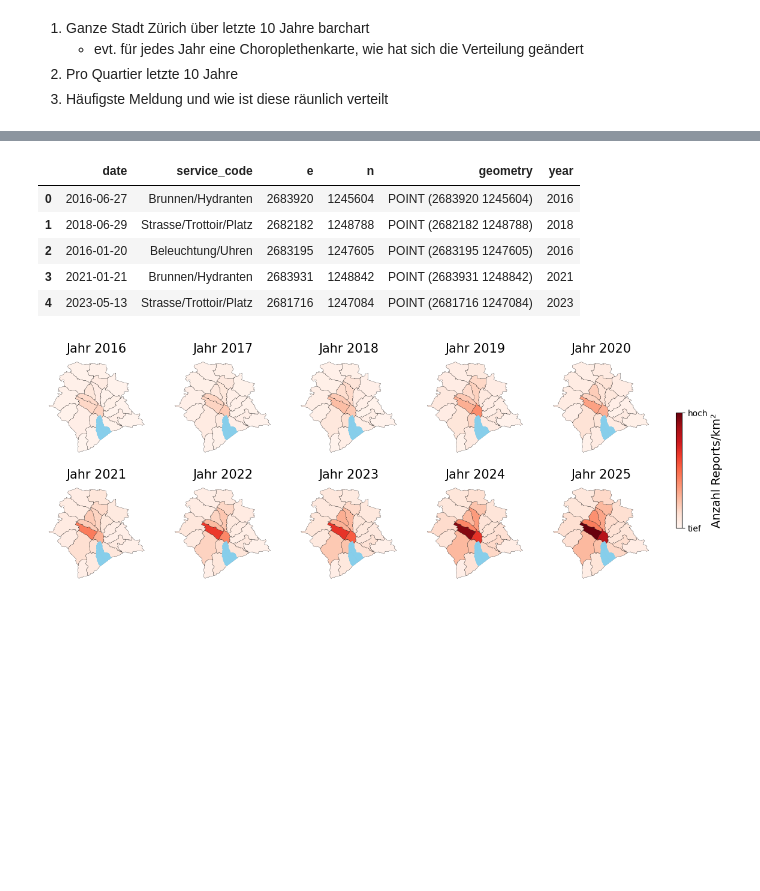
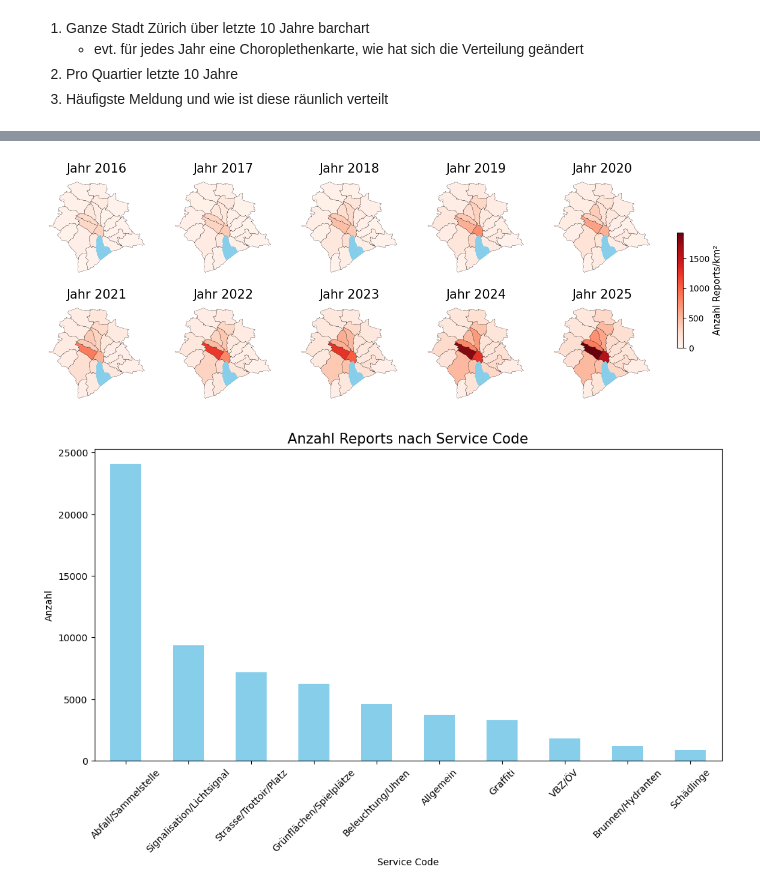
Before and after one commit to fabianott/sds210_project, a Jupyter notebook: notebooks/spatial_analysis.ipynb, the cells around one changed output, grey strips where cells are left out. Cells and saved outputs as stored; diff of their text form; code cells hidden in the pictures; blank space fills up the shorter version.

```diff
--- a/notebooks/spatial_analysis.ipynb
+++ b/notebooks/spatial_analysis.ipynb
@@ -111,6 +110,4 @@ plt.show()
 # %%
-display(reports_gdf.head())
-
 # Das Jahr aus der "date" Spalte extrahieren
 reports_gdf["date"] = pd.to_datetime(reports_gdf["date"])
 reports_gdf["year"] = reports_gdf["date"].dt.year
@@ -123,40 +120,43 @@ yearly_counts = reports_quartiere_gdf.groupby(["year", "name"]).size().reset_ind
 yearly_density = yearly_counts.merge(quartiere_gdf[["name", "area_km2"]], on="name")
 yearly_density["density"] = yearly_density["count"] / yearly_density["area_km2"]
 max_yearly_density = yearly_density["density"].max()
 
 # Chorplethenkarten erstellen
 fig, axs = plt.subplots(2,5, figsize=(16,5))
 axs = axs.flatten()
 
 jahre = range(2016, 2026)
 
 for i, jahr in enumerate(jahre):
     ax = axs[i]
     counts_jahr = yearly_counts[yearly_counts['year'] == jahr]
     show = quartiere_gdf.merge(counts_jahr, on="name", how="left")
 
     show["density"] = show["count"] / show["area_km2"]
 
     show.plot(column="density", cmap="Reds", vmin=0, vmax=max_yearly_density,
                   edgecolor="black", linewidth=0.2, ax=ax)
     lakes_gdf.plot(ax=ax, color="skyblue", zorder=2)
 
     ax.set_title(f"Jahr {jahr}", fontsize=15)
     ax.axis("off")
 
 sm = plt.cm.ScalarMappable(cmap="Reds", norm=plt.Normalize(vmin=0, vmax=max_val))
 sm._A = []
 cbar = fig.colorbar(sm, ax=axs, orientation='vertical', shrink=0.5, pad=0.03)
-cbar.set_ticks([0, max_val])
-cbar.set_ticklabels(["tief", "hoch"])
-cbar.set_label("Anzahl Reports/km²", fontsize=14)
+cbar.set_label("Anzahl Reports/km²", fontsize=11)
 
 plt.show()
 # %% [output]
-|  | date | service_code | e | n | geometry | year |
-| 0 | 2016-06-27 | Brunnen/Hydranten | 2683920 | 1245604 | POINT (2683920 1245604) | 2016 |
-| 1 | 2018-06-29 | Strasse/Trottoir/Platz | 2682182 | 1248788 | POINT (2682182 1248788) | 2018 |
-| 2 | 2016-01-20 | Beleuchtung/Uhren | 2683195 | 1247605 | POINT (2683195 1247605) | 2016 |
-| 3 | 2021-01-21 | Brunnen/Hydranten | 2683931 | 1248842 | POINT (2683931 1248842) | 2021 |
-| 4 | 2023-05-13 | Strasse/Trottoir/Platz | 2681716 | 1247084 | POINT (2681716 1247084) | 2023 |
-[figure, old version]
+[figure, new version]
+# %%
+# 1. Häufigkeit der Service-Codes zählen und plotten
+reports_gdf["service_code"].value_counts().plot(kind='bar', figsize=(12, 6), color='skyblue')
+
+plt.title("Anzahl Reports nach Service Code", fontsize=15)
+plt.xlabel("Service Code")
+plt.ylabel("Anzahl")
+plt.xticks(rotation=45)
+plt.show()
+# %% [output]
+[figure, added]
```
Also changed, not shown: parts of 2 cells of this notebook.
